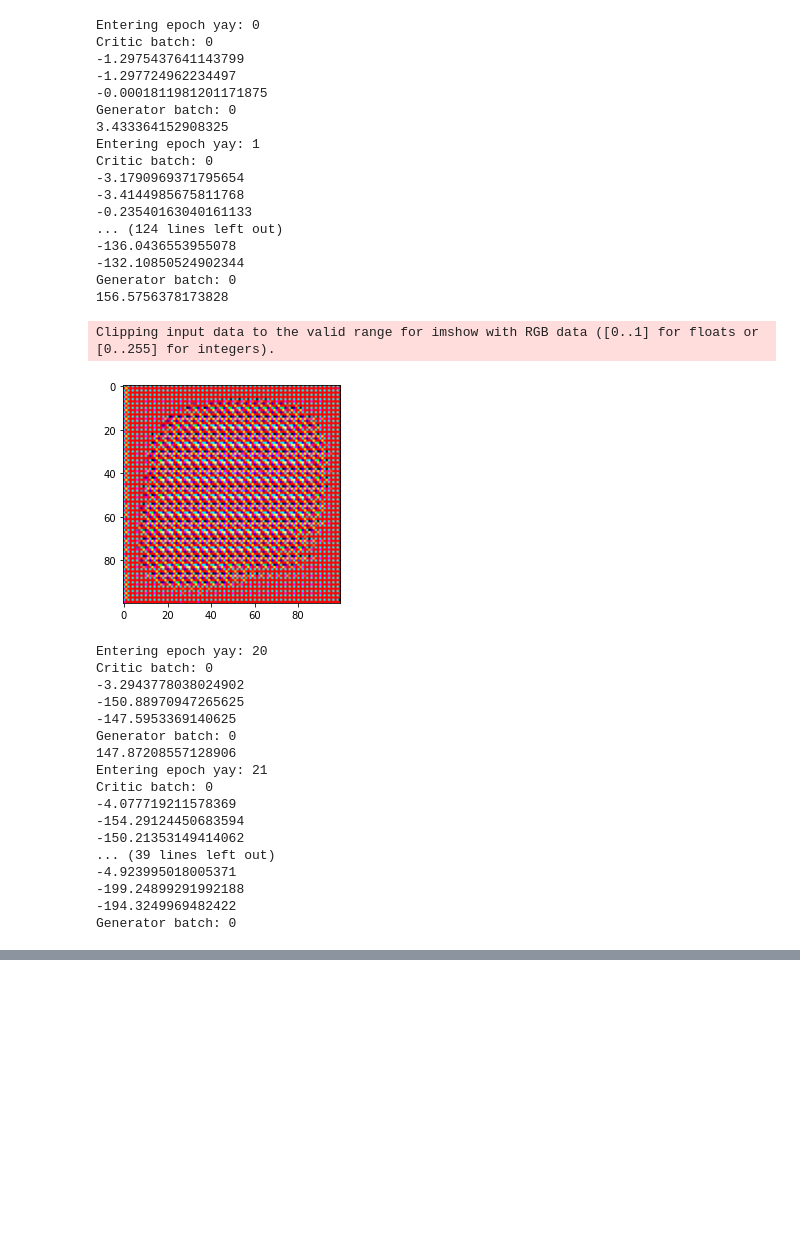
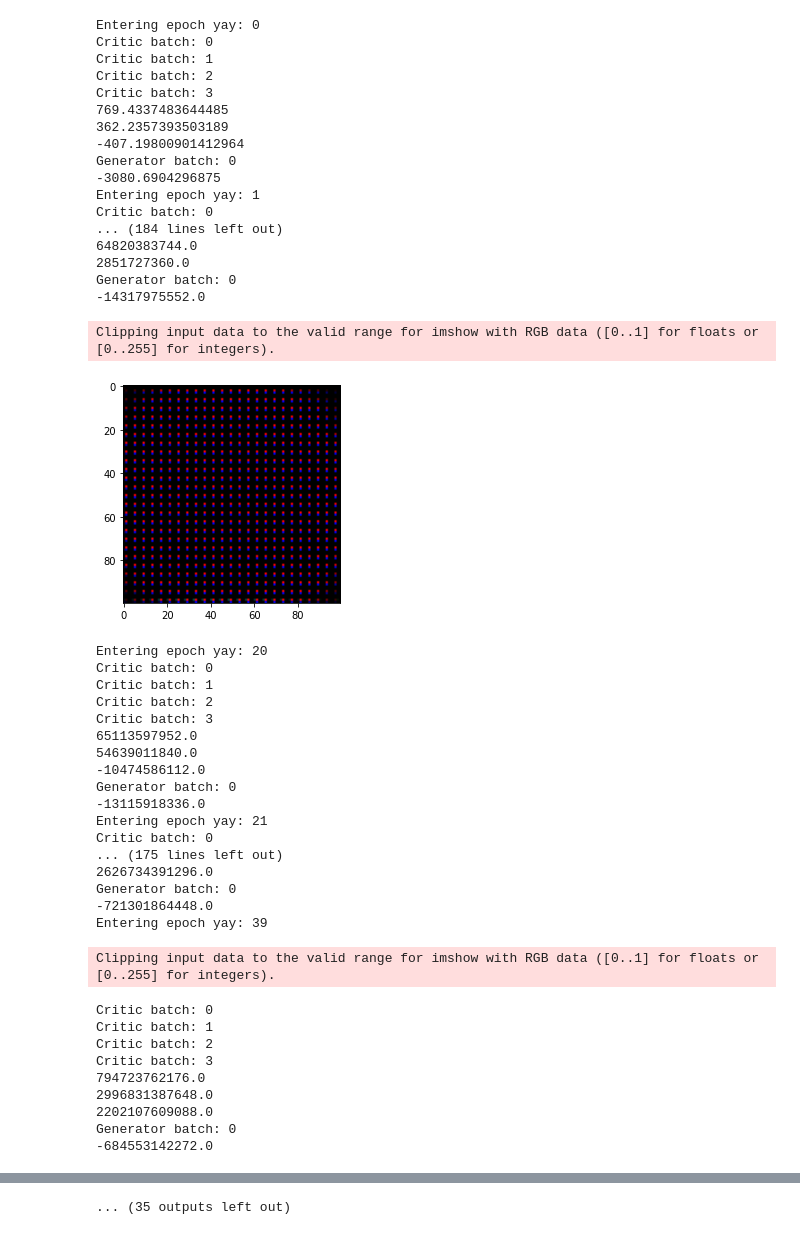
Before and after one commit to pmistry9597/DoGAN, a Jupyter notebook: GAN.ipynb, the cells around one changed output, grey strips where cells are left out. Cells and saved outputs as stored; diff of their text form; code cells hidden in the pictures; blank space fills up the shorter version.

```diff
--- a/GAN.ipynb
+++ b/GAN.ipynb
@@ -19,9 +22,12 @@ def get_critic_scores(real_batch, batchSize, critic, generator):
     critic.batchSize = batchSize
     #generate fake images
     randoBatch = torch.randn([batchSize, 100, 1, 1])
+    randoBatch = randoBatch.to(device)
     generated = generator(randoBatch)
     #compute scores of both real and fake using the critic
-    real_scores = critic(real_batch[0])
+    batch = real_batch[0]
+    batch = batch.to(device)
+    real_scores = critic(batch)
     gen_scores = critic(generated)
     return ( torch.sum(real_scores) , torch.sum(gen_scores) )
 # %%
@@ -29,6 +35,7 @@ def get_generator_score(batchSize, critic, generator):
     generator.batchSize = batchSize
     #generate fake images
     randoBatch = torch.randn([batchSize, 100, 1, 1])
+    randoBatch = randoBatch.to(device)
     generated = generator(randoBatch)
     #compute scores of generated using critic
     gen_scores = critic(generated)
@@ -69,12 +78,12 @@ Critic(
   )
 )
 # %%
-num_epochs = 300
-critic_epochs = 1
+num_epochs = 500
+critic_epochs = 4
 gen_epochs = 1
 # %%
-criticOptim = optim.RMSprop(critic.parameters(), lr=0.005, momentum=0)
-genOptim = optim.Adam(generator.parameters(), lr=0.05)#, momentum=0.5)
+criticOptim = optim.RMSprop(critic.parameters(), lr=0.0005)#, momentum=0.5)
+genOptim = optim.RMSprop(generator.parameters(), lr=0.0005)#, momentum=0.5)
 # %%
 import matplotlib.pyplot as plt
 # %%
@@ -110,60 +119,71 @@ for epoch in range(num_epochs):
 
     mainLoss = 0.0
     #generator training loop
     for gepoch in range(gen_epochs):
         print('Generator batch: ' + str(gepoch))
         gen_score = get_generator_score(batchSize, critic, generator)
         #loss function
         loss = -gen_score
         #tracking of numbers
         mainLoss += loss.item()
         #optimize
         genOptim.zero_grad()
         loss.backward()
         genOptim.step()
     print(mainLoss)
 
     if (epoch % 20 == 19): #give us something to look at every so often
         generator.eval()
         rando = torch.randn([1, 100, 1, 1])
+        rando = rando.to(device)
         gen = generator(rando)
-        plt.imshow(gen[0].permute(1,2,0).detach().numpy())
+        plt.imshow(gen[0].permute(1,2,0).cpu().detach())
         plt.show()
         generator.train()
 # %% [output]
 Entering epoch yay: 0
 Critic batch: 0
--1.2975437641143799
--1.297724962234497
--0.0001811981201171875
+Critic batch: 1
+Critic batch: 2
+Critic batch: 3
+769.4337483644485
+362.2357393503189
+-407.19800901412964
 Generator batch: 0
-3.433364152908325
+-3080.6904296875
 Entering epoch yay: 1
 Critic batch: 0
--3.1790969371795654
--3.4144985675811768
--0.23540163040161133
-... (124 lines left out)
--136.0436553955078
--132.10850524902344
+... (184 lines left out)
+64820383744.0
+2851727360.0
 Generator batch: 0
-156.5756378173828
+-14317975552.0
 Clipping input data to the valid range for imshow with RGB data ([0..1] for floats or [0..255] for integers).
-[figure, old version]
+[figure, new version]
 Entering epoch yay: 20
 Critic batch: 0
--3.2943778038024902
--150.88970947265625
--147.5953369140625
+Critic batch: 1
+Critic batch: 2
+Critic batch: 3
+65113597952.0
+54639011840.0
+-10474586112.0
 Generator batch: 0
-147.87208557128906
+-13115918336.0
 Entering epoch yay: 21
 Critic batch: 0
--4.077719211578369
--154.29124450683594
--150.21353149414062
-... (39 lines left out)
--4.923995018005371
--199.24899291992188
--194.3249969482422
+... (175 lines left out)
+2626734391296.0
 Generator batch: 0
+-721301864448.0
+Entering epoch yay: 39
+Clipping input data to the valid range for imshow with RGB data ([0..1] for floats or [0..255] for integers).
+Critic batch: 0
+Critic batch: 1
+Critic batch: 2
+Critic batch: 3
+794723762176.0
+2996831387648.0
+2202107609088.0
+Generator batch: 0
+-684553142272.0
@@ -170,3 +228,4 @@ Generator batch: 0
+... (35 outputs left out)
 # %%
 critic.batchSize = 1
 critic.eval()
```
Also changed, not shown: parts of 6 cells of this notebook.
